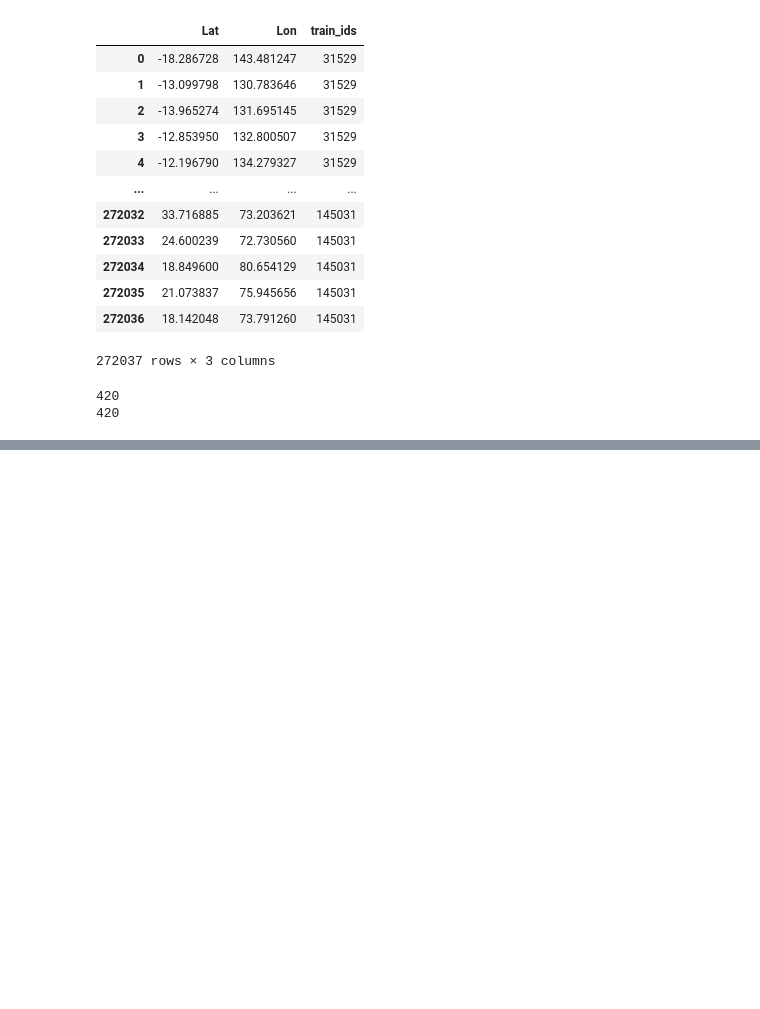
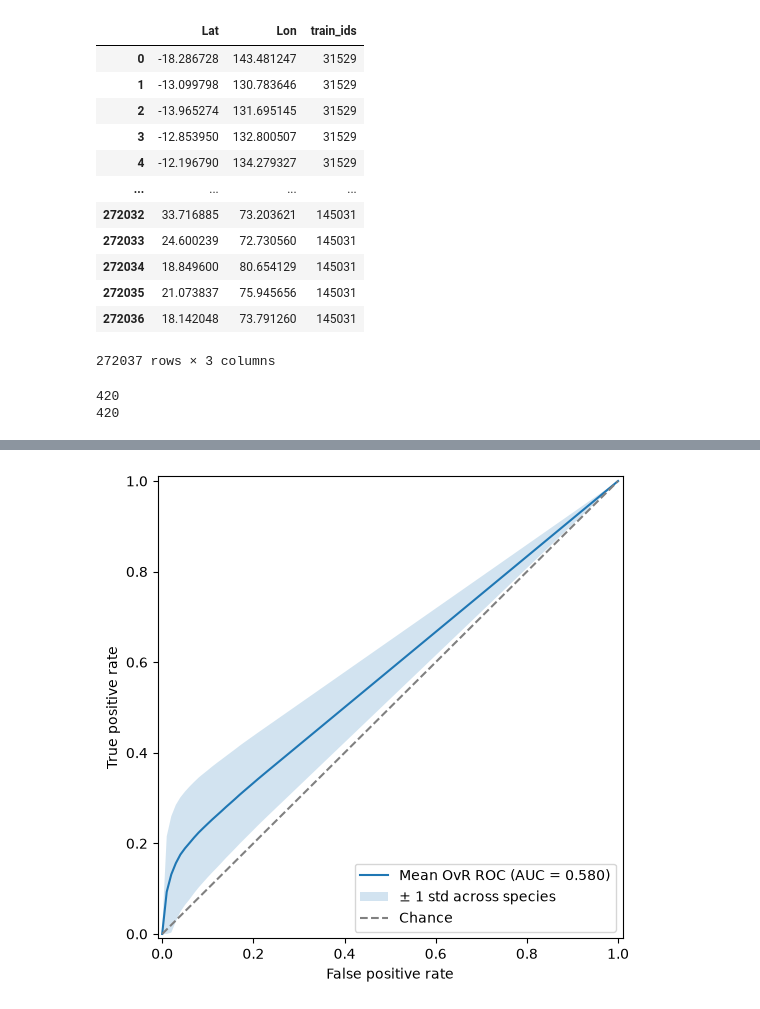
Before and after one commit to iDelfin/-species-analysis-cw-aml-26, a Jupyter notebook: randomForrestSpecie.ipynb, the cells around one changed output, grey strips where cells are left out. Cells and saved outputs as stored; diff of their text form; code cells hidden in the pictures; blank space fills up the shorter version.

Commit message:
Upload RF of species

```diff
--- a/randomForrestSpecie.ipynb
+++ b/randomForrestSpecie.ipynb
@@ -280,12 +285,30 @@ plt.show()
 # %%
-roc_auc = roc_auc_score(y_test_2_pp, proba_2)
-fpr, tpr, _ = roc_curve(y_test_2_pp, proba_2)
+fpr_grid = np.linspace(0, 1, 101)
+tprs, aucs_list = [], []
 
-fig, ax = plt.subplots()
-ax.axline((0, 0), slope=1, color="black", linestyle=(0, (5, 5)))
-ax.plot(fpr, tpr, lw=2, label=f"AUC = {roc_auc:.2f}")
+for k, sp in enumerate(classes):
+    y_k = Y_bin[:, k]
+    fpr, tpr, _ = roc_curve(y_k, proba_2[:, k])
+    tprs.append(np.interp(fpr_grid, fpr, tpr))
+    aucs_list.append(roc_auc_score(y_k, proba_2[:, k]))
+
+tprs = np.array(tprs)
+mean_tpr = tprs.mean(axis=0)
+std_tpr = tprs.std(axis=0)
+mean_tpr[0], mean_tpr[-1] = 0, 1
+
+plt.figure(figsize=(6, 6))
+plt.plot(fpr_grid, mean_tpr, label=f"Mean OvR ROC (AUC = {np.mean(aucs_list):.3f})")
+plt.fill_between(fpr_grid,
+                 np.clip(mean_tpr - std_tpr, 0, 1),
+                 np.clip(mean_tpr + std_tpr, 0, 1),
+                 alpha=0.2, label="± 1 std across species")
+plt.plot([0, 1], [0, 1], "--", color="gray", label="Chance")
+plt.xlabel("False positive rate")
+plt.ylabel("True positive rate")
 plt.xlim([-0.01,1.01])
 plt.ylim([-0.01,1.01])
-plt.legend()
-plt.title("ROC_AUC")
+plt.legend(loc="lower right")
 plt.show()
+# %% [output]
+[figure, added]
```
Also changed, not shown: parts of 4 cells of this notebook.
